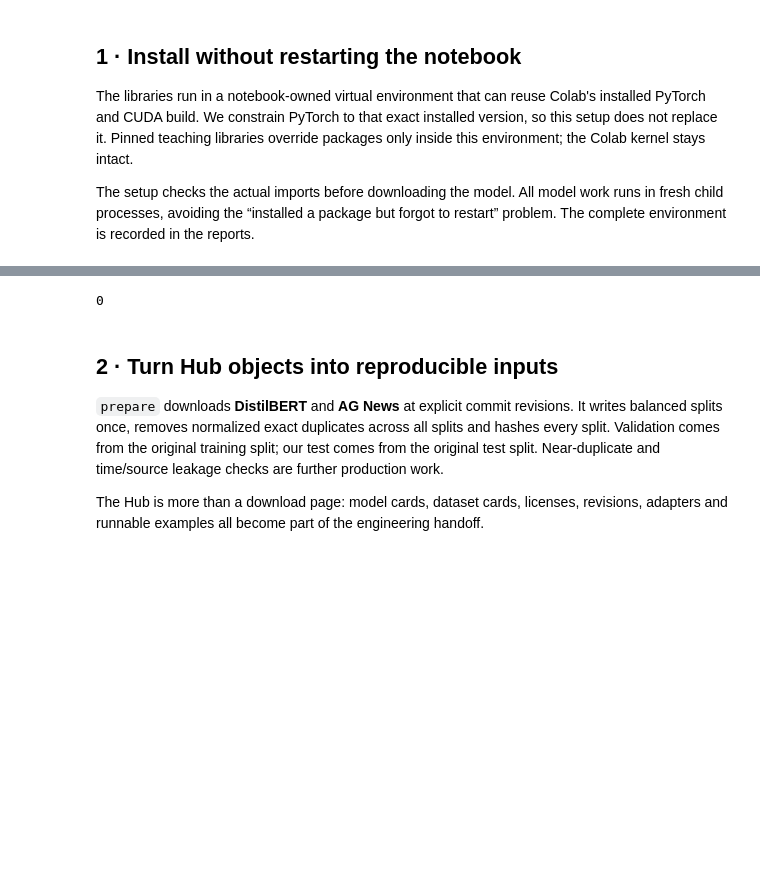
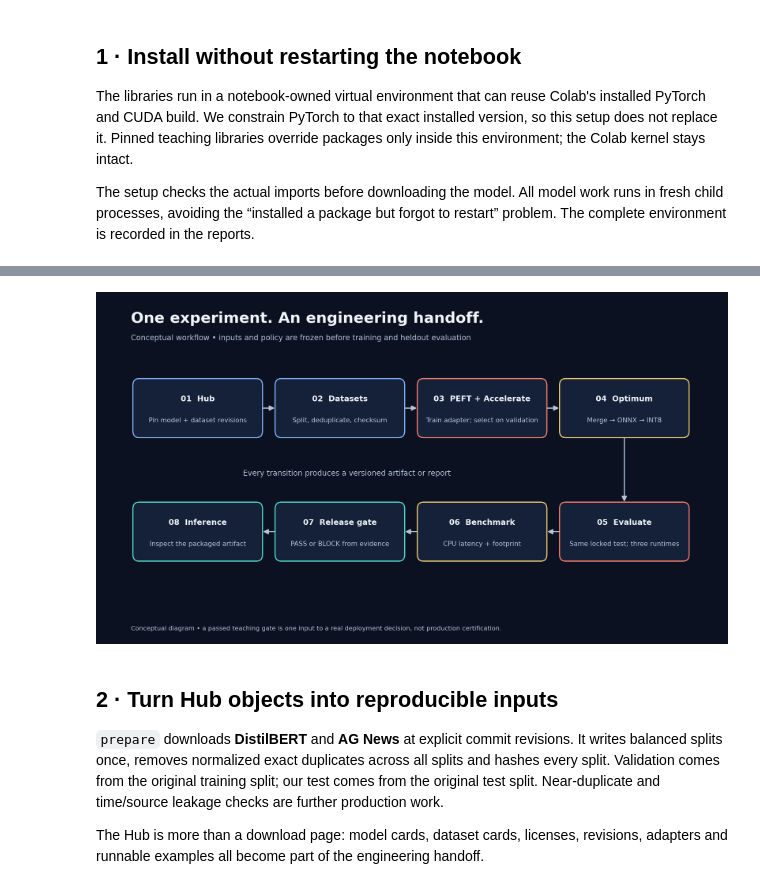
Before and after one commit to jemsbhai/bringing-the-heat, a Jupyter notebook: demo/Bringing_the_Heat_Colab_executed.ipynb, the cells around one changed output, grey strips where cells are left out. Saved outputs shown, nothing was run; the diff lists cells and outputs as text; code cells hidden in the pictures; blank space fills up the shorter version.

Commit message:
Add process diagrams and verified Colab visual walkthrough

```diff
--- a/demo/Bringing_the_Heat_Colab_executed.ipynb
+++ b/demo/Bringing_the_Heat_Colab_executed.ipynb
@@ -124,10 +124,18 @@ from transformers import AutoModelForSequenceClassification
 from peft import LoraConfig
 from accelerate import Accelerator
 from optimum.onnxruntime import ORTModelForSequenceClassification, ORTQuantizer
-import datasets, onnxruntime, sklearn
+import datasets, onnxruntime, sklearn, matplotlib
 print('Torch:', torch.__version__)
 print('CUDA available:', torch.cuda.is_available())
 print('Training device:', torch.cuda.get_device_name(0) if torch.cuda.is_available() else 'CPU — full training will take longer')
 print('Teaching stack imports: PASS')'''], log_name='import_check')
+
+def draw(stage, *figure_names):
+    # Render from this run's files in the same pinned environment as the pipeline.
+    command([PYTHON, WORK / 'visuals.py', stage, '--root', WORK], log_name=f'plot-{stage}')
+    for name in figure_names:
+        display(Image(filename=str(WORK / 'figures' / f'{name}.png'), width=1100))
+
+draw('workflow', '01_workflow')
 # %% [output]
 [create_environment] exit=0; elapsed=0.1s
@@ -141,4 +151,4 @@ Teaching stack imports: PASS
-0
+[figure, added]
 # %% [markdown]
 ## 2 · Turn Hub objects into reproducible inputs
 `prepare` downloads **DistilBERT** and **AG News** at explicit commit revisions. It writes balanced splits once, removes normalized exact duplicates across all splits and hashes every split. Validation comes from the original training split; our test comes from the original test split. Near-duplicate and time/source leakage checks are further production work.
```
Also changed, not shown: parts of 12 cells of this notebook, 38 other files.
